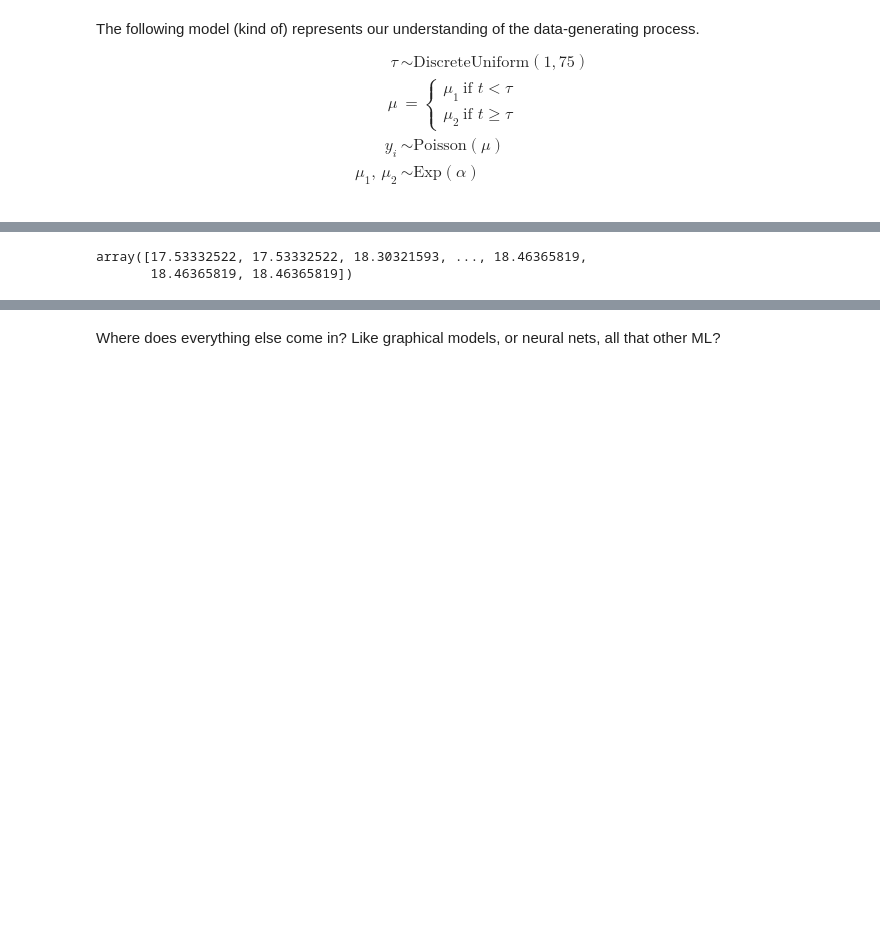
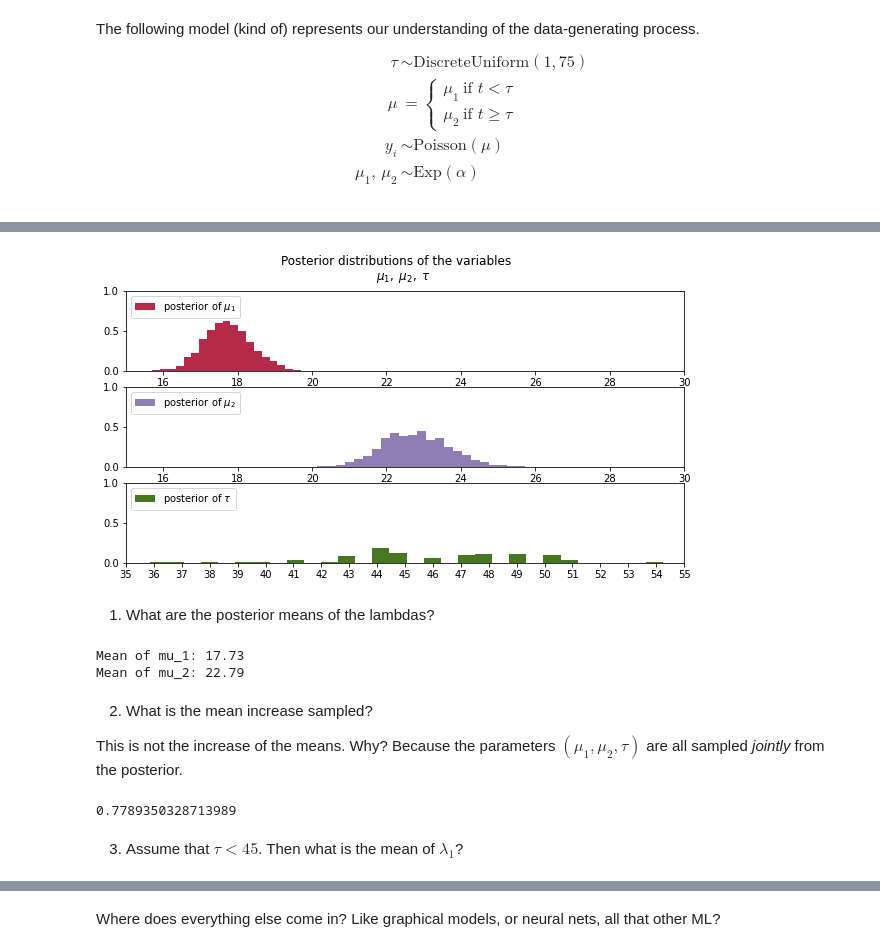
Before and after one commit to StanleyTuz/bayesian-ml, a Jupyter notebook: prob-prog-for-hackers/ch1.ipynb, the cells around one changed output, grey strips where cells are left out. Saved outputs shown, nothing was run; the diff lists cells and outputs as text; code cells hidden in the pictures; blank space fills up the shorter version.

Commit message:
work with posterior

```diff
--- a/prob-prog-for-hackers/ch1.ipynb
+++ b/prob-prog-for-hackers/ch1.ipynb
@@ -164,5 +202,56 @@ Sampling 4 chains for 5_000 tune and 10_000 draw iterations (20_000 + 40_000 dra
-# %%
-trace['lambda_1']
-# %% [output]
-array([17.53332522, 17.53332522, 18.30321593, ..., 18.46365819,
-       18.46365819, 18.46365819])
+# %%
+fig, ax = plt.subplots(nrows=3, ncols=1, figsize=(10,5))
+
+kwargs_hist = {
+    "bins": 30,
+    "alpha": 0.85,
+    "histtype": 'stepfilled',
+    "density": True,
+}
+
+kwargs_set = {
+    "xlim": [15,30],
+    "ylim": [0,1],
+    # "xticks": np.arange(N),
+}
+
+# ax[0].hist(trace['lambda_1'], bins=30, alpha=0.85, histtype='stepfilled', density=True)
+ax[0].hist(trace['lambda_1'], color='#A60628', label=r"posterior of $\mu_1$", **kwargs_hist)
+ax[0].set(xlabel=r"$\mu_1$", **kwargs_set)
+ax[0].legend(loc='upper left')
+
+ax[1].hist(trace['lambda_2'], color='#7A68A6', label=r"posterior of $\mu_2$", **kwargs_hist)
+ax[1].set(xlabel=r"$\mu_2$", **kwargs_set)
+ax[1].legend(loc='upper left')
+
+w = (1.0 / trace['tau'].shape[0]) * np.ones_like(trace['tau']) # normalizing weights
+ax[2].hist(trace['tau'], bins=N, weights=w, rwidth=2., color='#467821', label=r"posterior of $\tau$")
+ax[2].set_xticks(np.arange(N))
+ax[2].set(xlim=[35,N-20], ylim=[0,1.00])
+ax[2].legend(loc='upper left')
+
+fig.suptitle(r"""Posterior distributions of the variables
+    $\mu_1,\;\mu_2,\;\tau$""")
+plt.show()
+# %% [output]
+[figure, added]
+# %% [markdown]
+1. What are the posterior means of the lambdas?
+# %%
+mean_lambda_1 = np.mean(trace['lambda_1'][500:])
+mean_lambda_2 = np.mean(trace['lambda_2'][500:])
+print(f"Mean of mu_1: {mean_lambda_1:.2f}")
+print(f"Mean of mu_2: {mean_lambda_2:.2f}")
+# %% [output]
+Mean of mu_1: 17.73
+Mean of mu_2: 22.79
+# %% [markdown]
+2. What is the mean increase sampled?
+
+This is not the increase of the means. Why? Because the parameters $\left(\mu_1, \mu_2, \tau\right)$ are all sampled *jointly* from the posterior.
+# %%
+np.mean(trace['lambda_1'][500:] / trace['lambda_2'][500:])
+# %% [output]
+0.7789350328713989
+# %% [markdown]
+3. Assume that $\tau < 45$. Then what is the mean of $\lambda_1$?
```
Also changed, not shown: parts of 15 cells of this notebook.
